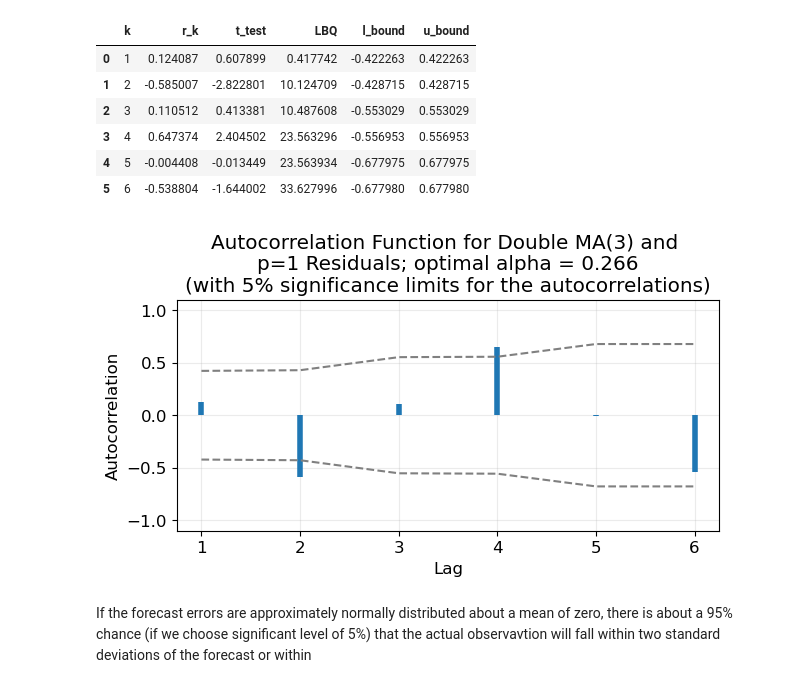
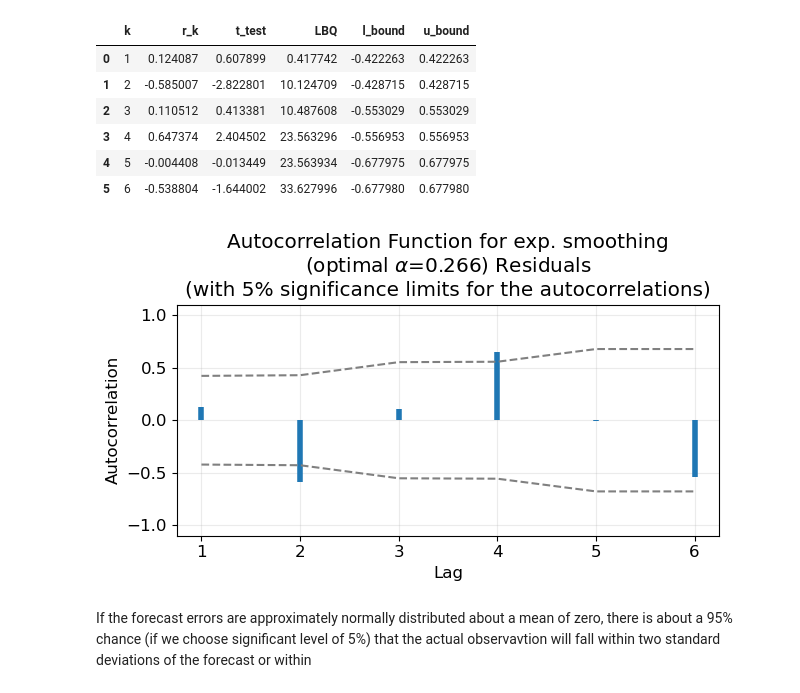
Before and after one commit to LugoBlogger/SI-201-542-forecasting-technique, a Jupyter notebook: chapter-03/03-example-08.ipynb, the cells around one changed output. Cells and saved outputs as stored; diff of their text form; code cells hidden in the pictures.

```diff
--- a/chapter-03/03-example-08.ipynb
+++ b/chapter-03/03-example-08.ipynb
@@ -263,9 +263,9 @@ alpha = 0.266
 num_of_rk = 6
 alpha = 0.266
 residual_key = f"e_t_alpha_{alpha:.3f}"
-df_moveave = df_forecast.copy()
-df_moveave = df_moveave.dropna().reset_index(drop=True)
-df_acorr_analysis = get_correlogram(df_moveave, num_of_rk, columns=['t', residual_key])
+df_exp_smooth = df_forecast.copy()
+df_exp_smooth = df_exp_smooth.dropna().reset_index(drop=True)
+df_acorr_analysis = get_correlogram(df_exp_smooth, num_of_rk, columns=['t', residual_key])
 df_acorr_analysis
 # %% [output]
 |  | k | r_k | t_test | LBQ | l_bound | u_bound |
@@ -276,9 +276,9 @@ df_acorr_analysis
 | 4 | 5 | -0.004408 | -0.013449 | 23.563934 | -0.677975 | 0.677975 |
 | 5 | 6 | -0.538804 | -1.644002 | 33.627996 | -0.677980 | 0.677980 |
 # %%
-plot_autocorr_func(df_acorr_analysis, title="Double MA(3) and \np=1 Residuals; optimal alpha = 0.266")
+plot_autocorr_func(df_acorr_analysis, title="exp. smoothing\n"r"(optimal $\alpha$=0.266) Residuals")
 # %% [output]
-[figure, old version]
+[figure, new version]
 # %% [markdown]
 If the forecast errors are approximately normally distributed about a mean of zero, there is about a 95% chance (if we choose significant level of 5%) that the actual observavtion will fall within two standard deviations of the forecast or within
 # %%
```
Also changed, not shown: 6 other files.
